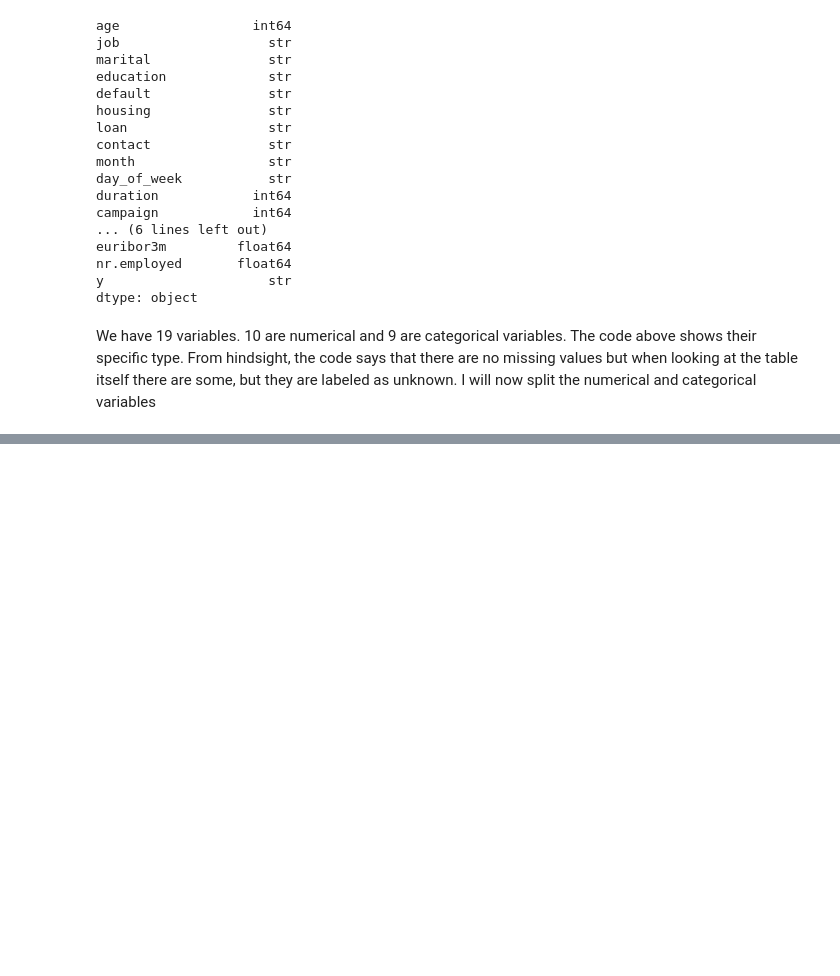
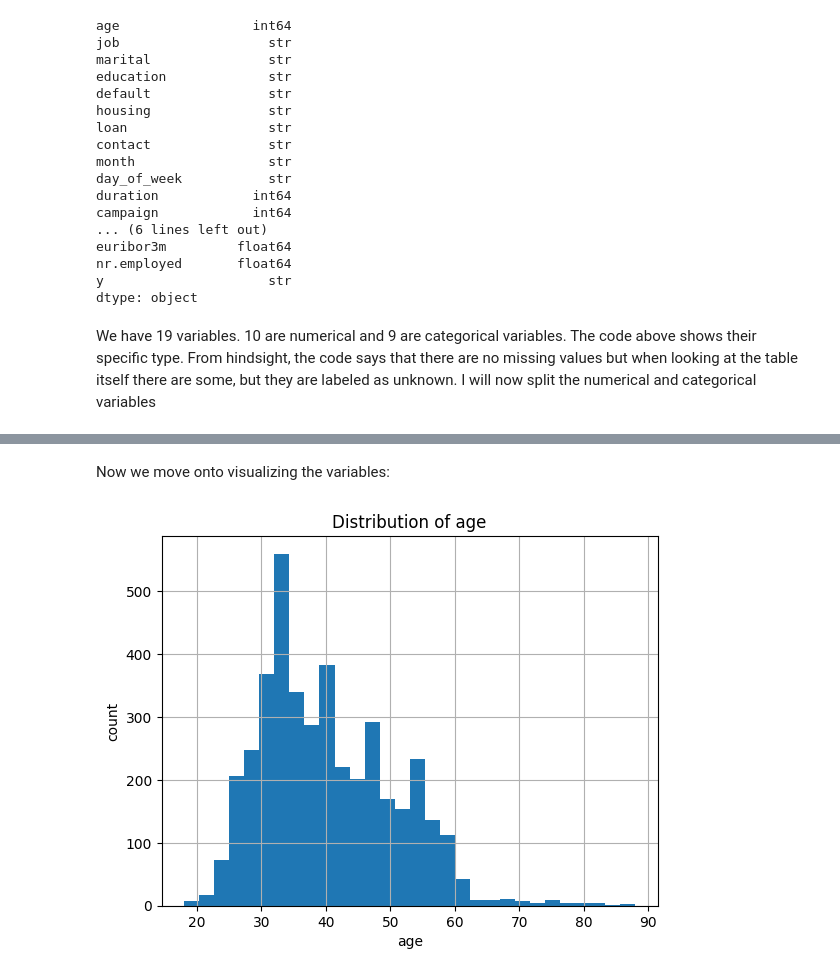
Before and after one commit to SantiLandinezUni/ML-fundamentals-2026, a Jupyter notebook: assignment_1_santiago_landinez.ipynb, the cells around one changed output, grey strips where cells are left out. Saved outputs shown, nothing was run; the diff lists cells and outputs as text; code cells hidden in the pictures; blank space fills up the shorter version.

```diff
--- a/assignment_1_santiago_landinez.ipynb
+++ b/assignment_1_santiago_landinez.ipynb
@@ -106,0 +168,10 @@ categorical_vars = X.select_dtypes(include = "category", exclude = "number")
+# %% [markdown]
+Now we move onto visualizing the variables:
+# %%
+df["age"].hist(bins=30)
+plt.title("Distribution of age")
+plt.xlabel("age")
+plt.ylabel("count")
+plt.show()
+# %% [output]
+[figure, added]
```
Also changed, not shown: parts of 57 cells of this notebook.
